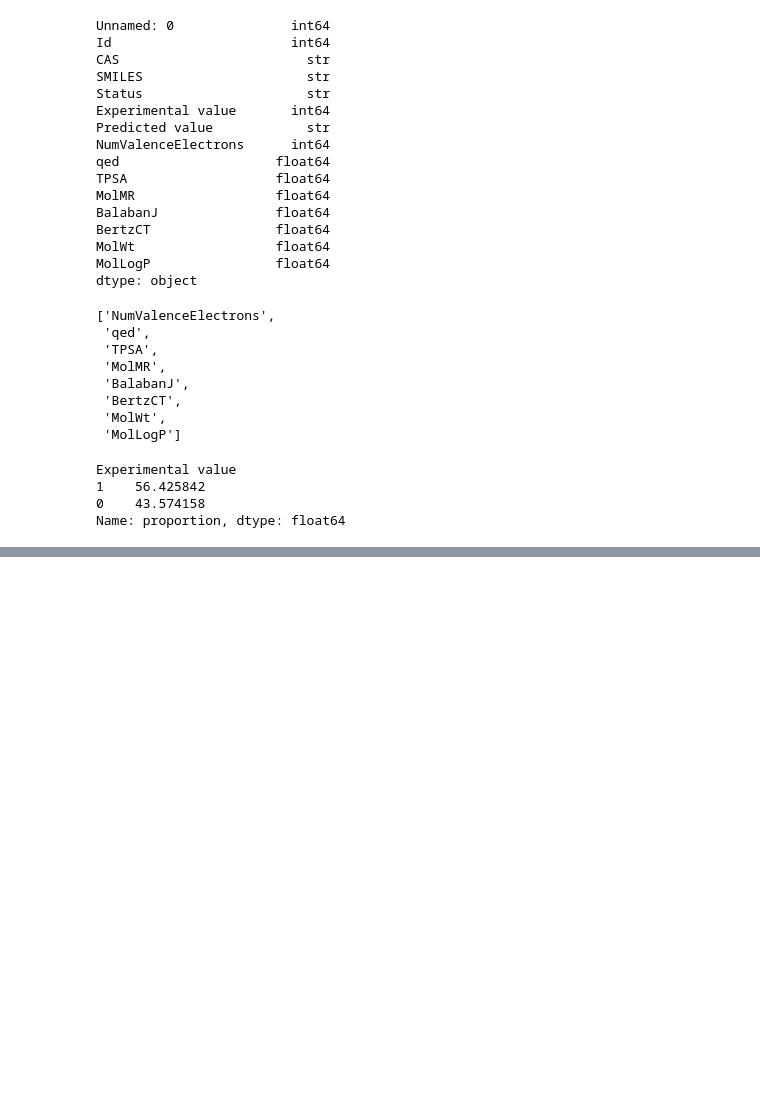
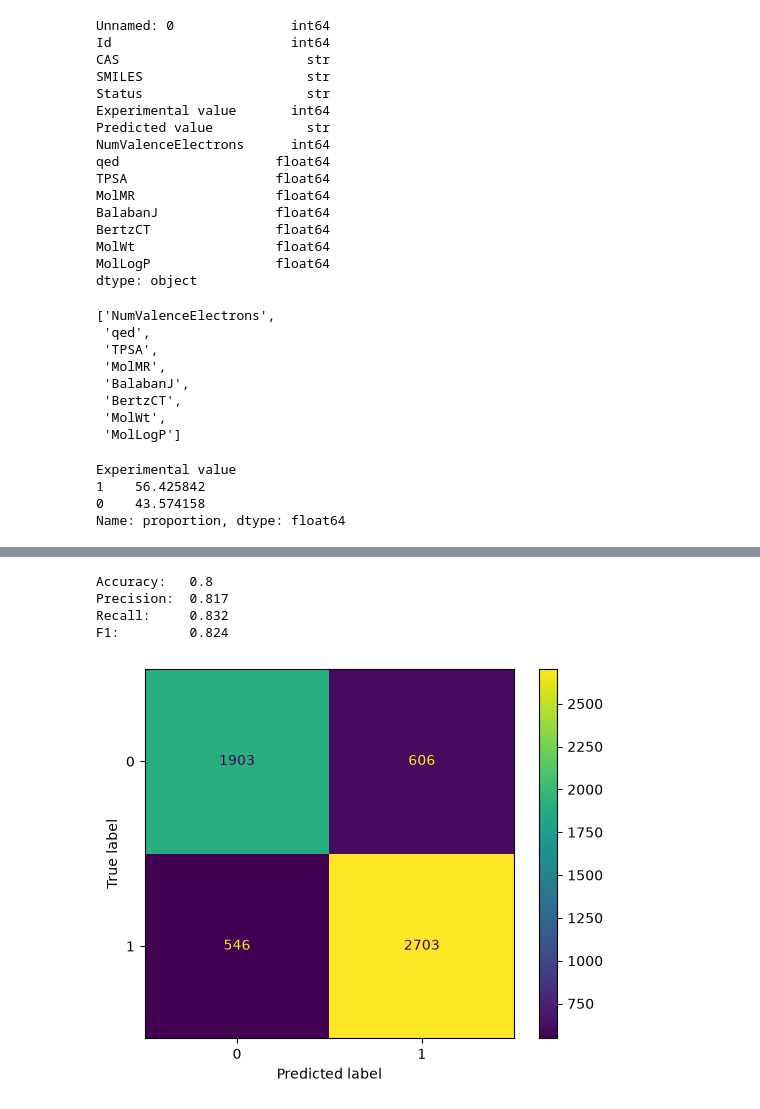
Before and after one commit to BoniYu/mutagenicity_knn, a Jupyter notebook: notebooks/eda.ipynb, the cells around one changed output, grey strips where cells are left out. Saved outputs shown, nothing was run; the diff lists cells and outputs as text; code cells hidden in the pictures; blank space fills up the shorter version.

```diff
--- a/notebooks/eda.ipynb
+++ b/notebooks/eda.ipynb
@@ -147,0 +295,18 @@ Name: proportion, dtype: float64
+# %%
+# Now, let's compare against the VEGA model.
+y_clean = clean_df['Experimental value'].astype(int)
+y_vega_clean = clean_df['Predicted value'].astype(int)
+
+cm = confusion_matrix(y_clean, y_vega_clean)
+disp = ConfusionMatrixDisplay(confusion_matrix=cm)
+disp.plot()
+print('{:<10}  {:<15.3}'.format('Accuracy:', accuracy_score(y_clean, y_vega_clean)))
+print('{:<10}  {:<15.3f}'.format('Precision:', precision_score(y_clean, y_vega_clean)))
+print('{:<10}  {:<15.3f}'.format('Recall:', recall_score(y_clean, y_vega_clean)))
+print('{:<10}  {:<15.3f}'.format('F1:', f1_score(y_clean, y_vega_clean)))
+# %% [output]
+Accuracy:   0.8
+Precision:  0.817
+Recall:     0.832
+F1:         0.824
+[figure, added]
```
Also changed, not shown: parts of 16 cells of this notebook.
